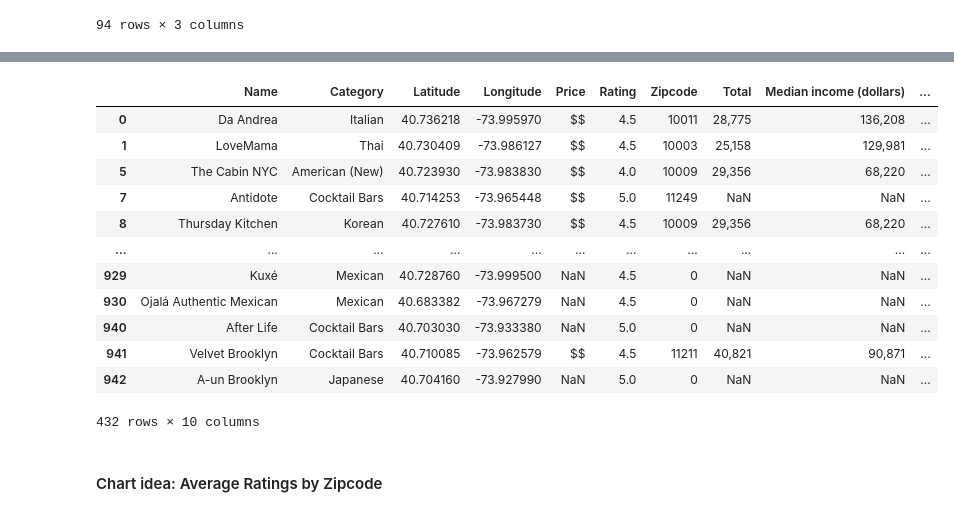
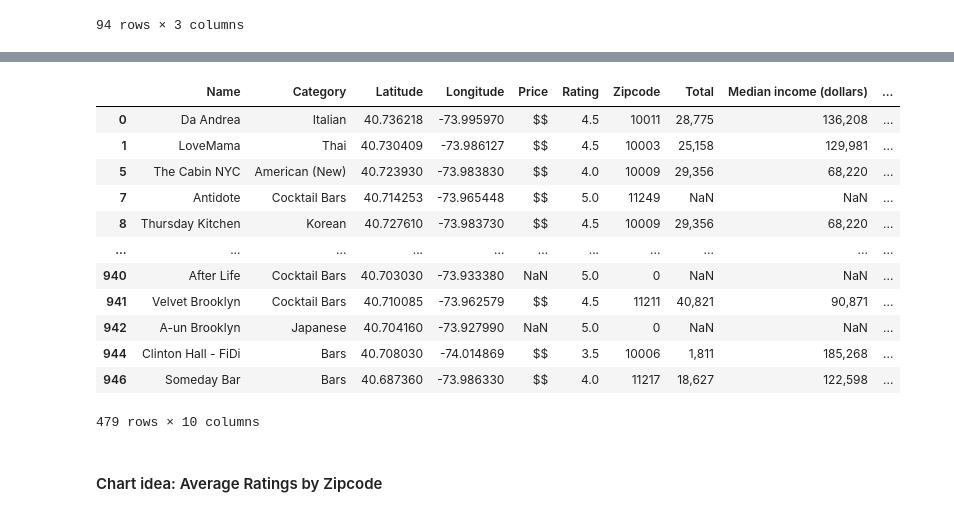
Before and after one commit to irsa-ashraf/CAPP30239_FA22, a Jupyter notebook: Final_Project/eda.ipynb, the cells around one changed output, grey strips where cells are left out. Cells and saved outputs as stored; diff of their text form; code cells hidden in the pictures.

```diff
--- a/Final_Project/eda.ipynb
+++ b/Final_Project/eda.ipynb
@@ -140,23 +141,23 @@ bubble_df[bubble_df['Category'] == 'Buffets']
 # %%
 ### SELECT TOP TEN CATEGORIES BY COUNT
 
 cat_counts = data['Category'].value_counts(ascending = False)
-top_10_lst = list(cat_counts.head(10).index)
+top_10_lst = list(cat_counts.head(12).index)
 top_10_cats_df = data[data['Category'].isin(top_10_lst)]
 top_10_cats_df
 # %% [output]
 |  | Name | Category | Latitude | Longitude | Price | Rating | Zipcode | Total | Median income (dollars) | ... |
 | 0 | Da Andrea | Italian | 40.736218 | -73.995970 | $$ | 4.5 | 10011 | 28,775 | 136,208 | ... |
 | 1 | LoveMama | Thai | 40.730409 | -73.986127 | $$ | 4.5 | 10003 | 25,158 | 129,981 | ... |
 | 5 | The Cabin NYC | American (New) | 40.723930 | -73.983830 | $$ | 4.0 | 10009 | 29,356 | 68,220 | ... |
 | 7 | Antidote | Cocktail Bars | 40.714253 | -73.965448 | $$ | 5.0 | 11249 | NaN | NaN | ... |
 | 8 | Thursday Kitchen | Korean | 40.727610 | -73.983730 | $$ | 4.5 | 10009 | 29,356 | 68,220 | ... |
 | ... | ... | ... | ... | ... | ... | ... | ... | ... | ... | ... |
-| 929 | Kuxé | Mexican | 40.728760 | -73.999500 | NaN | 4.5 | 0 | NaN | NaN | ... |
-| 930 | Ojalá Authentic Mexican | Mexican | 40.683382 | -73.967279 | NaN | 4.5 | 0 | NaN | NaN | ... |
 | 940 | After Life | Cocktail Bars | 40.703030 | -73.933380 | NaN | 5.0 | 0 | NaN | NaN | ... |
 | 941 | Velvet Brooklyn | Cocktail Bars | 40.710085 | -73.962579 | $$ | 4.5 | 11211 | 40,821 | 90,871 | ... |
 | 942 | A-un Brooklyn | Japanese | 40.704160 | -73.927990 | NaN | 5.0 | 0 | NaN | NaN | ... |
+| 944 | Clinton Hall - FiDi | Bars | 40.708030 | -74.014869 | $$ | 3.5 | 10006 | 1,811 | 185,268 | ... |
+| 946 | Someday Bar | Bars | 40.687360 | -73.986330 | $$ | 4.0 | 11217 | 18,627 | 122,598 | ... |
-432 rows × 10 columns
+479 rows × 10 columns
 # %% [markdown]
 #### Chart idea: Average Ratings by Zipcode
```
Also changed, not shown: parts of 5 cells of this notebook, 32 other files.
